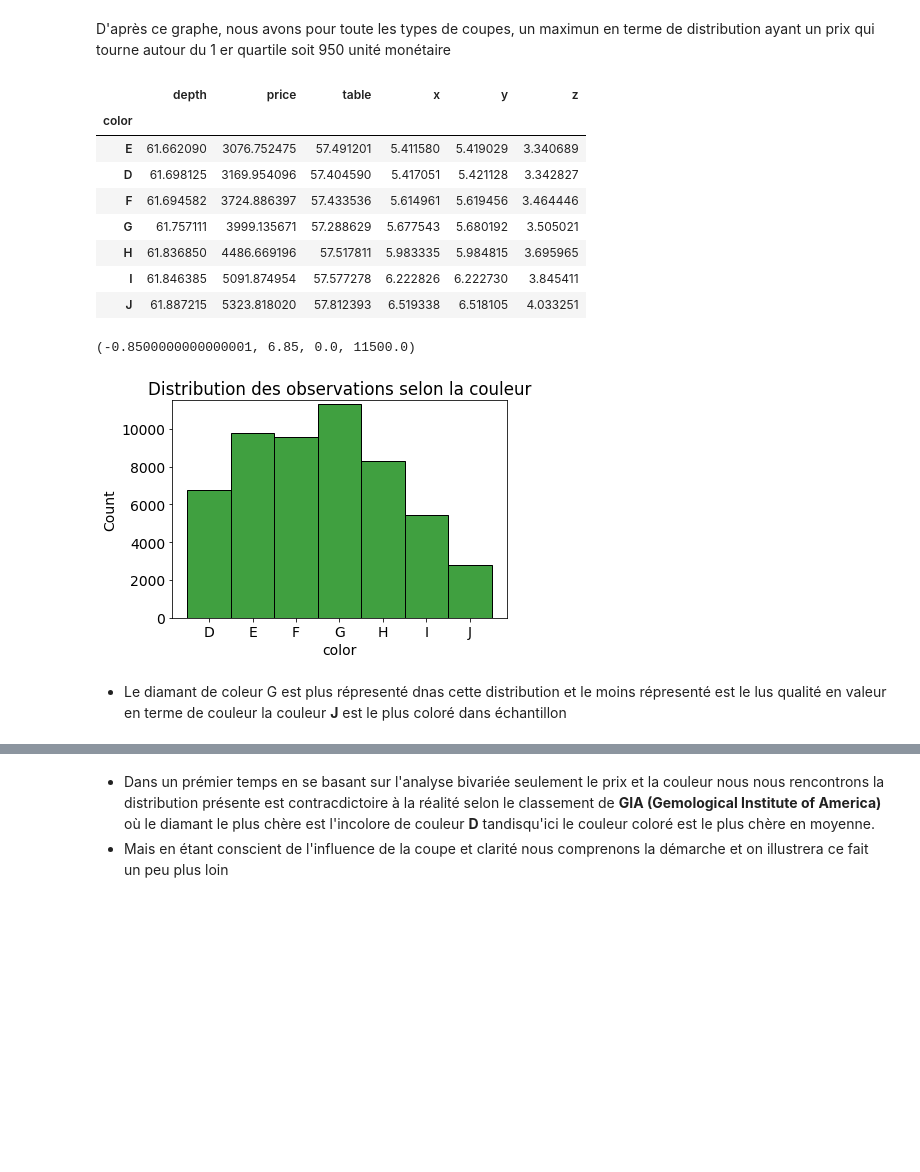
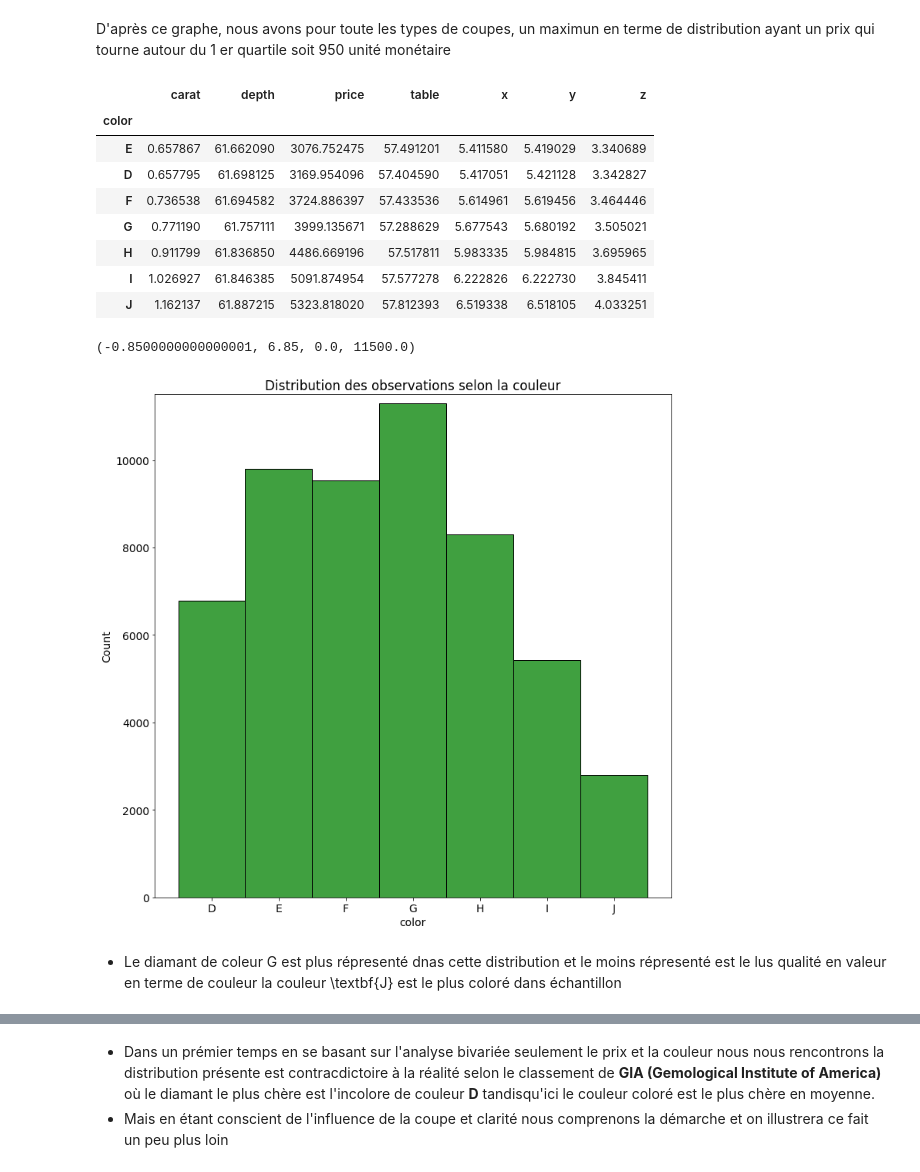
Before and after one commit to SIDIBEMoussa/Simple_training, a Jupyter notebook: Examen_dataviz.ipynb, the cells around one changed output, grey strips where cells are left out. Drawn from its saved outputs; the diff is of its cells as text; code cells hidden in the pictures; blank space fills up the shorter version.

```diff
--- a/Examen_dataviz.ipynb
+++ b/Examen_dataviz.ipynb
@@ -7,5 +7,5 @@ import matplotlib.pyplot as plt
 import seaborn as sns
 import statsmodels.formula.api as stm
 # %%
-data=pd.read_table("bijouterie.txt",sep=",")
+data_b=pd.read_table("bijouterie.txt",sep=",")
 # %%
@@ -22 +24,3 @@ data=data.iloc[:,2:]
+# %%
+data_b=data_b.drop(columns=["ID"])
 # %%
@@ -33,6 +37,7 @@ corr=data.corr()
 # %%
+plt.figure(figsize=(12,12))
 plt.style.use(plt.style.available[10])
-plt.rcParams.update({"font.size":14})
+plt.rcParams.update({"font.size":16})
 plt.title("Matrice de corrélation")
 sns.heatmap(corr,annot=True)
 # %% [output]
@@ -107,29 +129,30 @@ Text(0.5, 1.0, 'Distribution des prix par rapport au coupe')
 # %% [markdown]
 D'après ce graphe, nous avons pour toute les types de coupes, un maximun en terme de distribution ayant un prix qui tourne autour du 1 er quartile soit 950 unité monétaire
 # %%
-tdy=pd.pivot_table(data,index=["color"],aggfunc="mean").sort_values(by="price")
+tdy=pd.pivot_table(data_b,index=["color"],aggfunc="mean").sort_values(by="price")
 tdy
 # %% [output]
-|  | depth | price | table | x | y | z |
-| color |  |  |  |  |  |  |
-| E | 61.662090 | 3076.752475 | 57.491201 | 5.411580 | 5.419029 | 3.340689 |
-| D | 61.698125 | 3169.954096 | 57.404590 | 5.417051 | 5.421128 | 3.342827 |
-| F | 61.694582 | 3724.886397 | 57.433536 | 5.614961 | 5.619456 | 3.464446 |
-| G | 61.757111 | 3999.135671 | 57.288629 | 5.677543 | 5.680192 | 3.505021 |
-| H | 61.836850 | 4486.669196 | 57.517811 | 5.983335 | 5.984815 | 3.695965 |
-| I | 61.846385 | 5091.874954 | 57.577278 | 6.222826 | 6.222730 | 3.845411 |
-| J | 61.887215 | 5323.818020 | 57.812393 | 6.519338 | 6.518105 | 4.033251 |
+|  | carat | depth | price | table | x | y | z |
+| color |  |  |  |  |  |  |  |
+| E | 0.657867 | 61.662090 | 3076.752475 | 57.491201 | 5.411580 | 5.419029 | 3.340689 |
+| D | 0.657795 | 61.698125 | 3169.954096 | 57.404590 | 5.417051 | 5.421128 | 3.342827 |
+| F | 0.736538 | 61.694582 | 3724.886397 | 57.433536 | 5.614961 | 5.619456 | 3.464446 |
+| G | 0.771190 | 61.757111 | 3999.135671 | 57.288629 | 5.677543 | 5.680192 | 3.505021 |
+| H | 0.911799 | 61.836850 | 4486.669196 | 57.517811 | 5.983335 | 5.984815 | 3.695965 |
+| I | 1.026927 | 61.846385 | 5091.874954 | 57.577278 | 6.222826 | 6.222730 | 3.845411 |
+| J | 1.162137 | 61.887215 | 5323.818020 | 57.812393 | 6.519338 | 6.518105 | 4.033251 |
 # %%
-sns.histplot(data.color.sort_values(),color="green")
+plt.figure(figsize=(12,12))
+sns.histplot(data_b.color.sort_values(),color="green")
 plt.title("Distribution des observations selon la couleur")
 plt.axis(ymax=11500)
 # %% [output]
 (-0.8500000000000001, 6.85, 0.0, 11500.0)
-[figure, old version]
+[figure, new version]
 # %% [markdown]
 
 
-*   Le diamant de coleur G est plus répresenté dnas cette distribution et le moins répresenté est le lus qualité en valeur en terme de couleur la couleur **J** est le plus coloré dans échantillon
+*   Le diamant de coleur G est plus répresenté dnas cette distribution et le moins répresenté est le lus qualité en valeur en terme de couleur la couleur \textbf{J} est le plus coloré dans échantillon
 # %%
 plt.style.use(plt.style.available[10])
 
```
Also changed, not shown: parts of 68 cells of this notebook.
